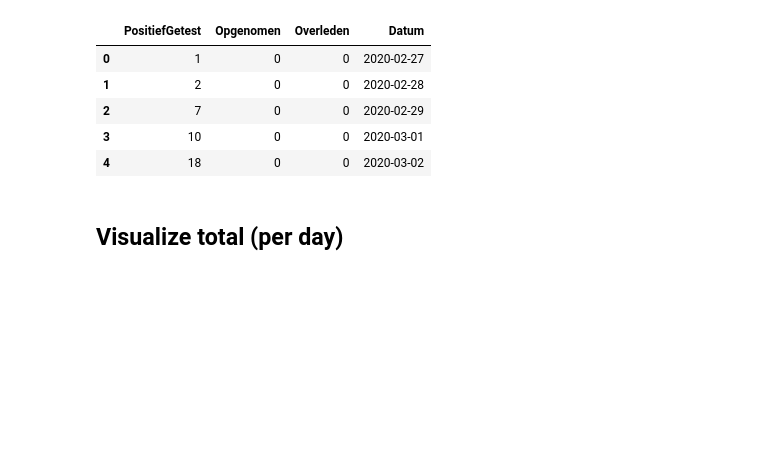
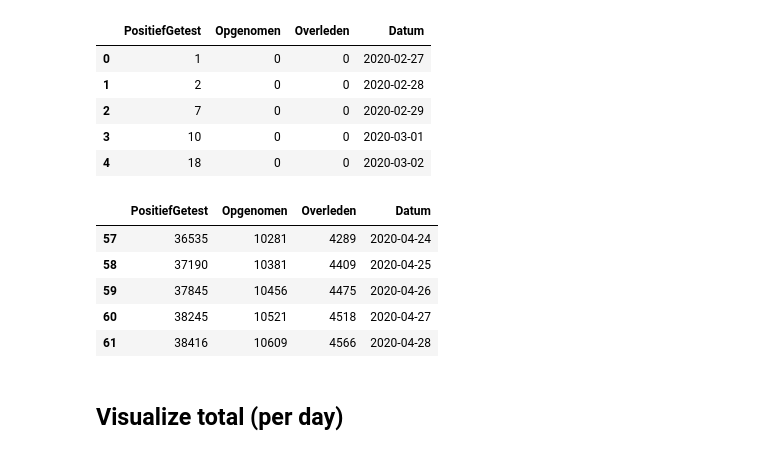
Before and after one commit to tomdewildt/covid-19-data-collector, a Jupyter notebook: notebooks/explore-national-dataset.ipynb, the cells around one changed output. Saved outputs shown, nothing was run; the diff lists cells and outputs as text; code cells hidden in the pictures; blank space fills up the shorter version.

```diff
--- a/notebooks/explore-national-dataset.ipynb
+++ b/notebooks/explore-national-dataset.ipynb
@@ -39,6 +39,15 @@ df.head()
 | 2 | 7 | 0 | 0 | 2020-02-29 |
 | 3 | 10 | 0 | 0 | 2020-03-01 |
 | 4 | 18 | 0 | 0 | 2020-03-02 |
+# %%
+df.tail()
+# %% [output]
+|  | PositiefGetest | Opgenomen | Overleden | Datum |
+| 57 | 36535 | 10281 | 4289 | 2020-04-24 |
+| 58 | 37190 | 10381 | 4409 | 2020-04-25 |
+| 59 | 37845 | 10456 | 4475 | 2020-04-26 |
+| 60 | 38245 | 10521 | 4518 | 2020-04-27 |
+| 61 | 38416 | 10609 | 4566 | 2020-04-28 |
 # %% [markdown]
 ## Visualize total (per day)
 # %%
```
Also changed, not shown: parts of 3 cells of this notebook, 2 other files.
